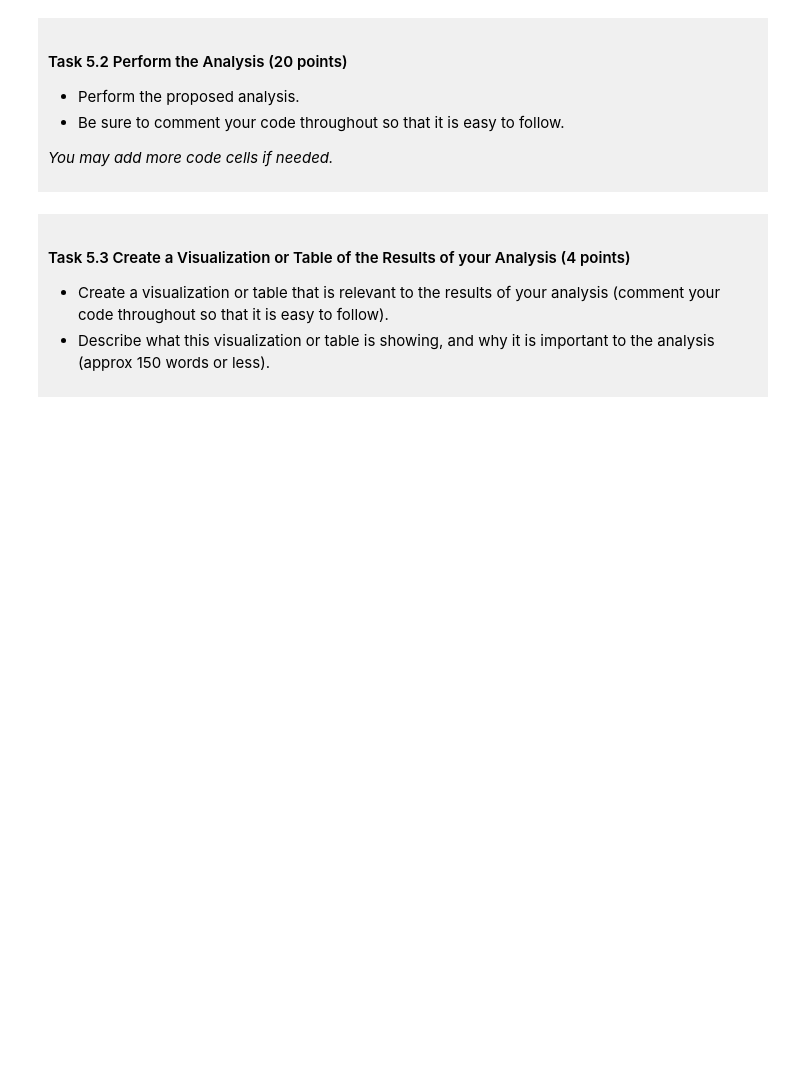
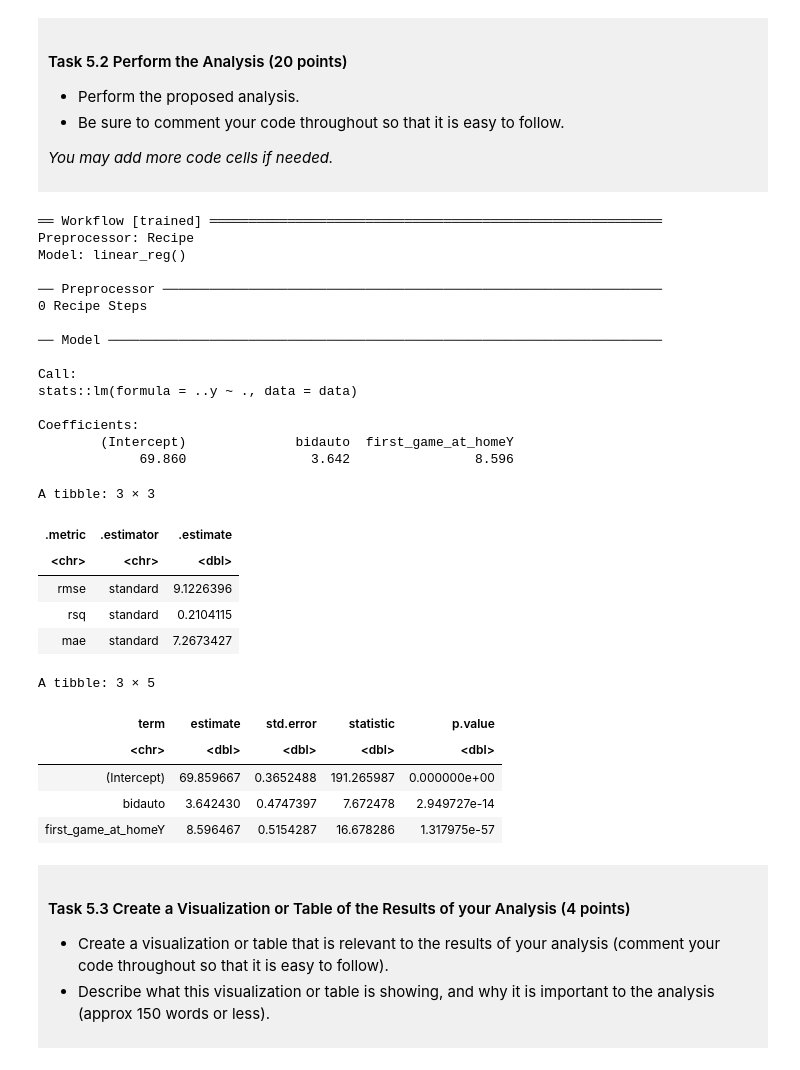
Before and after one commit to ZicZic1/dsci-100-project-Isaac-Mathers, a Jupyter notebook: dsci-100-project-notebook.ipynb, the cells around one changed output. Saved outputs shown, nothing was run; the diff lists cells and outputs as text; code cells hidden in the pictures; blank space fills up the shorter version.

```diff
--- a/dsci-100-project-notebook.ipynb
+++ b/dsci-100-project-notebook.ipynb
@@ -431,7 +453,73 @@ This is a *draft*, we require a commit at this stage but it does not need to be
 
 </div>
 # %%
-### EDIT THIS CODE CELL ###
+library(tidymodels)
+
+set.seed(84521533)
+# Split the data into 75% training and 25% testing
+march_madness_split <- initial_split(tidied_march_madness, prop = 0.75, strata = total_wins_pct)
+
+# create train and testing data
+madness_train <- training(march_madness_split)
+madness_test <- testing(march_madness_split)
+
+# create linear regression model
+lm_spec <- linear_reg() |>
+    set_engine("lm") |>
+    set_mode("regression")
+
+# make recipe
+madness_recipe <- recipe(total_wins_pct ~ bid + first_game_at_home, data = madness_train)
+
+# make workflow and fitted model
+madness_fit <- workflow() |>
+    add_recipe(madness_recipe) |>
+    add_model(lm_spec) |>
+    fit(data = madness_train)
+# display fitted model
+madness_fit
+
+# Predictions using testing data to evaluate the performance
+madness_results <- madness_fit |>
+    predict(madness_test) |>
+    bind_cols(madness_test) |>
+    metrics(truth = total_wins_pct, estimate = .pred)
+
+madness_results
+#get the coefficients from madness_fit
+madness_coeffs <- madness_fit |>
+    extract_fit_parsnip() |>
+    tidy()
+
+madness_coeffs
+# %% [output]
+══ Workflow [trained] ══════════════════════════════════════════════════════════
+Preprocessor: Recipe
+Model: linear_reg()
+
+── Preprocessor ────────────────────────────────────────────────────────────────
+0 Recipe Steps
+
+── Model ───────────────────────────────────────────────────────────────────────
+
+Call:
+stats::lm(formula = ..y ~ ., data = data)
+
+Coefficients:
+        (Intercept)              bidauto  first_game_at_homeY
+             69.860                3.642                8.596
+A tibble: 3 × 3
+| .metric | .estimator | .estimate |
+| <chr> | <chr> | <dbl> |
+| rmse | standard | 9.1226396 |
+| rsq | standard | 0.2104115 |
+| mae | standard | 7.2673427 |
+A tibble: 3 × 5
+| term | estimate | std.error | statistic | p.value |
+| <chr> | <dbl> | <dbl> | <dbl> | <dbl> |
+| (Intercept) | 69.859667 | 0.3652488 | 191.265987 | 0.000000e+00 |
+| bidauto | 3.642430 | 0.4747397 | 7.672478 | 2.949727e-14 |
+| first_game_at_homeY | 8.596467 | 0.5154287 | 16.678286 | 1.317975e-57 |
 # %% [markdown]
 <div style="background-color: #f0f0f0; padding: 10px;">
 
```
Also changed, not shown: parts of 5 cells of this notebook.
